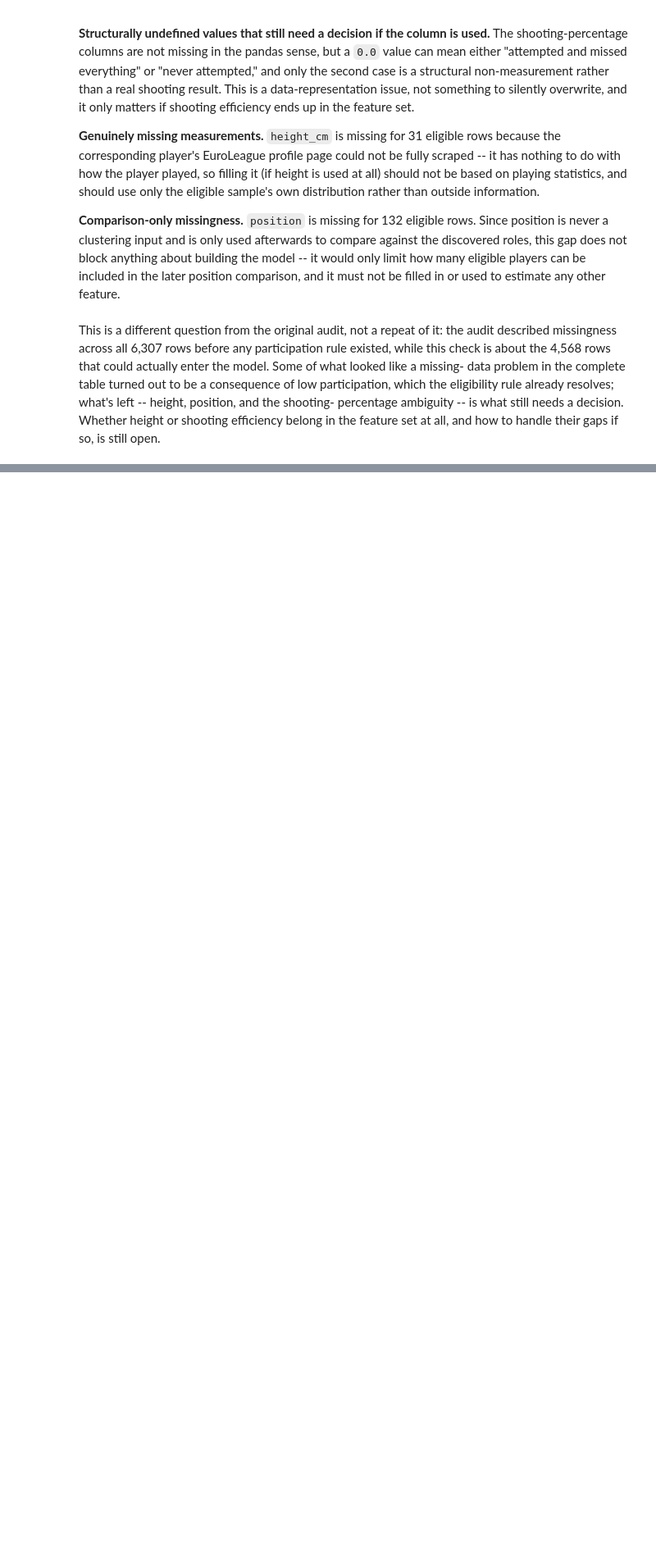
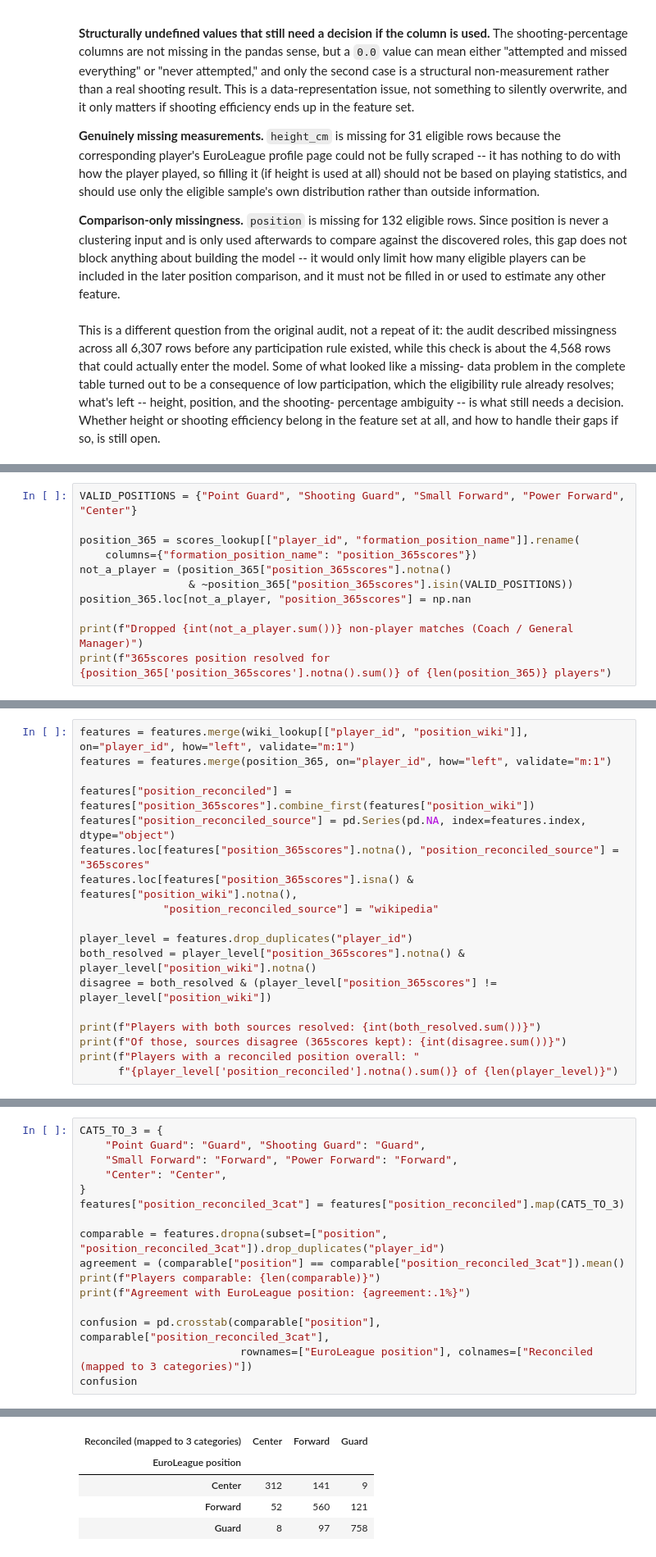
Before and after one commit to DoronWolinsky/Yuval-and-Doron-s-final-project---EuroLeague-player-roles, a Jupyter notebook: notebooks/EuroLeague_Player_Roles_Project.ipynb, the cells around one changed output, grey strips where cells are left out. Shown at 82% size. Saved outputs shown, nothing was run; the diff lists cells and outputs as text; blank space fills up the shorter version.

```diff
--- a/notebooks/EuroLeague_Player_Roles_Project.ipynb
+++ b/notebooks/EuroLeague_Player_Roles_Project.ipynb
@@ -1439,0 +1510,11 @@ belong in the feature set at all, and how to handle their gaps if so, is still o
+# %%
+VALID_POSITIONS = {"Point Guard", "Shooting Guard", "Small Forward", "Power Forward", "Center"}
+
+position_365 = scores_lookup[["player_id", "formation_position_name"]].rename(
+    columns={"formation_position_name": "position_365scores"})
+not_a_player = (position_365["position_365scores"].notna()
+                 & ~position_365["position_365scores"].isin(VALID_POSITIONS))
+position_365.loc[not_a_player, "position_365scores"] = np.nan
+
+print(f"Dropped {int(not_a_player.sum())} non-player matches (Coach / General Manager)")
+print(f"365scores position resolved for {position_365['position_365scores'].notna().sum()} of {len(position_365)} players")
@@ -1439,0 +1530,18 @@ belong in the feature set at all, and how to handle their gaps if so, is still o
+# %%
+features = features.merge(wiki_lookup[["player_id", "position_wiki"]], on="player_id", how="left", validate="m:1")
+features = features.merge(position_365, on="player_id", how="left", validate="m:1")
+
+features["position_reconciled"] = features["position_365scores"].combine_first(features["position_wiki"])
+features["position_reconciled_source"] = pd.Series(pd.NA, index=features.index, dtype="object")
+features.loc[features["position_365scores"].notna(), "position_reconciled_source"] = "365scores"
+features.loc[features["position_365scores"].isna() & features["position_wiki"].notna(),
+             "position_reconciled_source"] = "wikipedia"
+
+player_level = features.drop_duplicates("player_id")
+both_resolved = player_level["position_365scores"].notna() & player_level["position_wiki"].notna()
+disagree = both_resolved & (player_level["position_365scores"] != player_level["position_wiki"])
+
+print(f"Players with both sources resolved: {int(both_resolved.sum())}")
+print(f"Of those, sources disagree (365scores kept): {int(disagree.sum())}")
+print(f"Players with a reconciled position overall: "
+      f"{player_level['position_reconciled'].notna().sum()} of {len(player_level)}")
@@ -1439,0 +1579,17 @@ belong in the feature set at all, and how to handle their gaps if so, is still o
+# %%
+CAT5_TO_3 = {
+    "Point Guard": "Guard", "Shooting Guard": "Guard",
+    "Small Forward": "Forward", "Power Forward": "Forward",
+    "Center": "Center",
+}
+features["position_reconciled_3cat"] = features["position_reconciled"].map(CAT5_TO_3)
+
+comparable = features.dropna(subset=["position", "position_reconciled_3cat"]).drop_duplicates("player_id")
+agreement = (comparable["position"] == comparable["position_reconciled_3cat"]).mean()
+print(f"Players comparable: {len(comparable)}")
+print(f"Agreement with EuroLeague position: {agreement:.1%}")
+
+confusion = pd.crosstab(comparable["position"], comparable["position_reconciled_3cat"],
+                         rownames=["EuroLeague position"], colnames=["Reconciled (mapped to 3 categories)"])
+confusion
+# %% [output]
@@ -1439,0 +1598,5 @@ belong in the feature set at all, and how to handle their gaps if so, is still o
+| Reconciled (mapped to 3 categories) | Center | Forward | Guard |
+| EuroLeague position |  |  |  |
+| Center | 312 | 141 | 9 |
+| Forward | 52 | 560 | 121 |
+| Guard | 8 | 97 | 758 |
```
Also changed, not shown: parts of 21 cells of this notebook, 13 other files.
